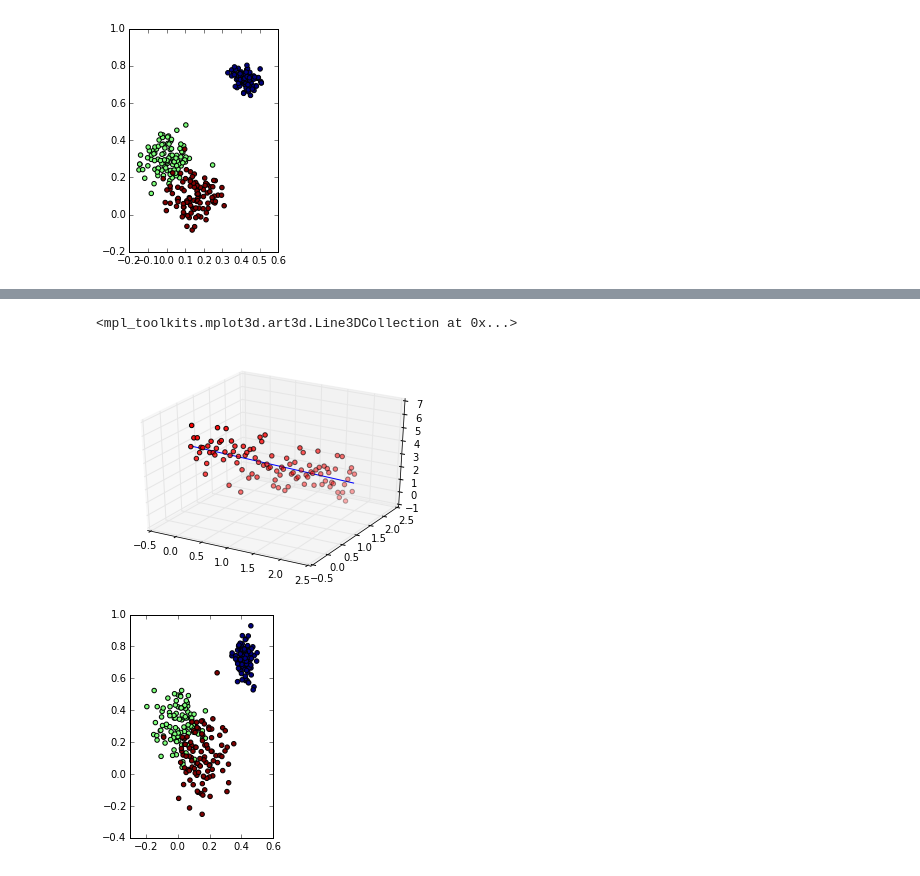
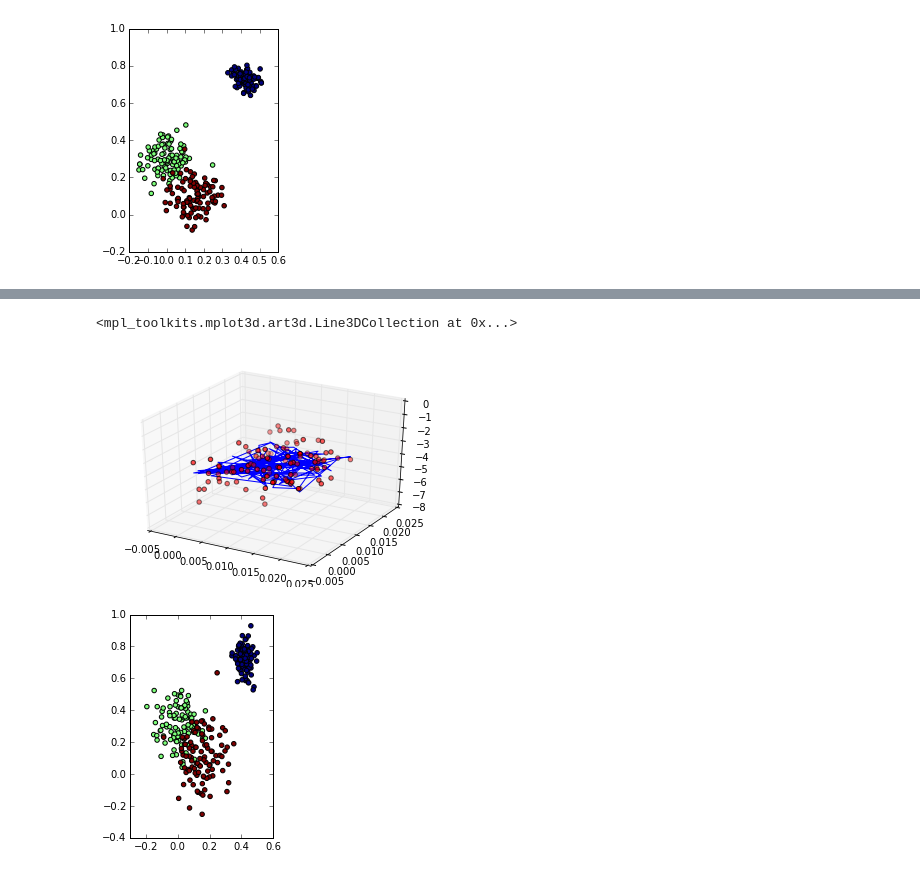
Before and after one commit to link-er/cuda_vision, a Jupyter notebook: ass_2_datasets/generating_datasets_new_python.ipynb, the cells around one changed output, grey strips where cells are left out. Drawn from its saved outputs; the diff is of its cells as text; code cells hidden in the pictures.

```diff
--- a/ass_2_datasets/generating_datasets_new_python.ipynb
+++ b/ass_2_datasets/generating_datasets_new_python.ipynb
@@ -86,23 +86,23 @@ plt.legend()
 # %%
 #task2
 from mpl_toolkits.mplot3d import axes3d
 
 def linear2dim(size=100, noise_level=1):
-    x = np.arange(size)/50.
-    y = np.arange(size)/50.
+    x = np.random.rand(size)/50.
+    y = np.random.rand(size)/50.
 
-    z = 2*x - 4*y + 5
+    z = 2*np.sin(x) - 4*np.cos(y)
     dataset = z + np.random.normal(0, noise_level, size=size)
     return x, y, z, dataset
 
 fig = plt.figure()
 ax = fig.add_subplot(111, projection='3d')
 x, y, z, dataset = linear2dim()
 ax.scatter(x, y, dataset, c='r')
 ax.plot_wireframe(x, y, z, )
 # %% [output]
 <mpl_toolkits.mplot3d.art3d.Line3DCollection at 0x...>
-[figure, old version]
+[figure, new version]
 # %%
 # task3
 def nonisotropicCD(n_classes=3, size=(100, 2)):
```
Also changed, not shown: parts of 2 cells of this notebook, 5 other files.
